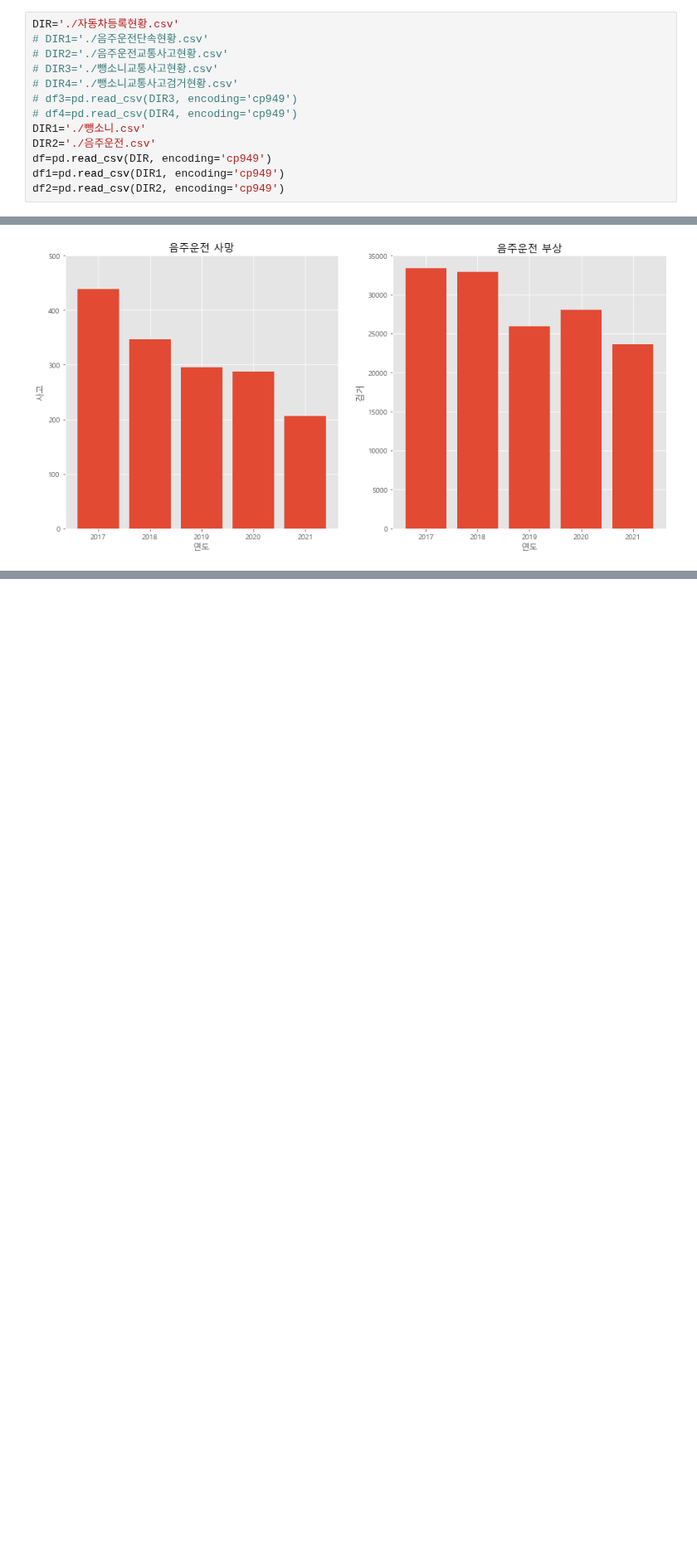
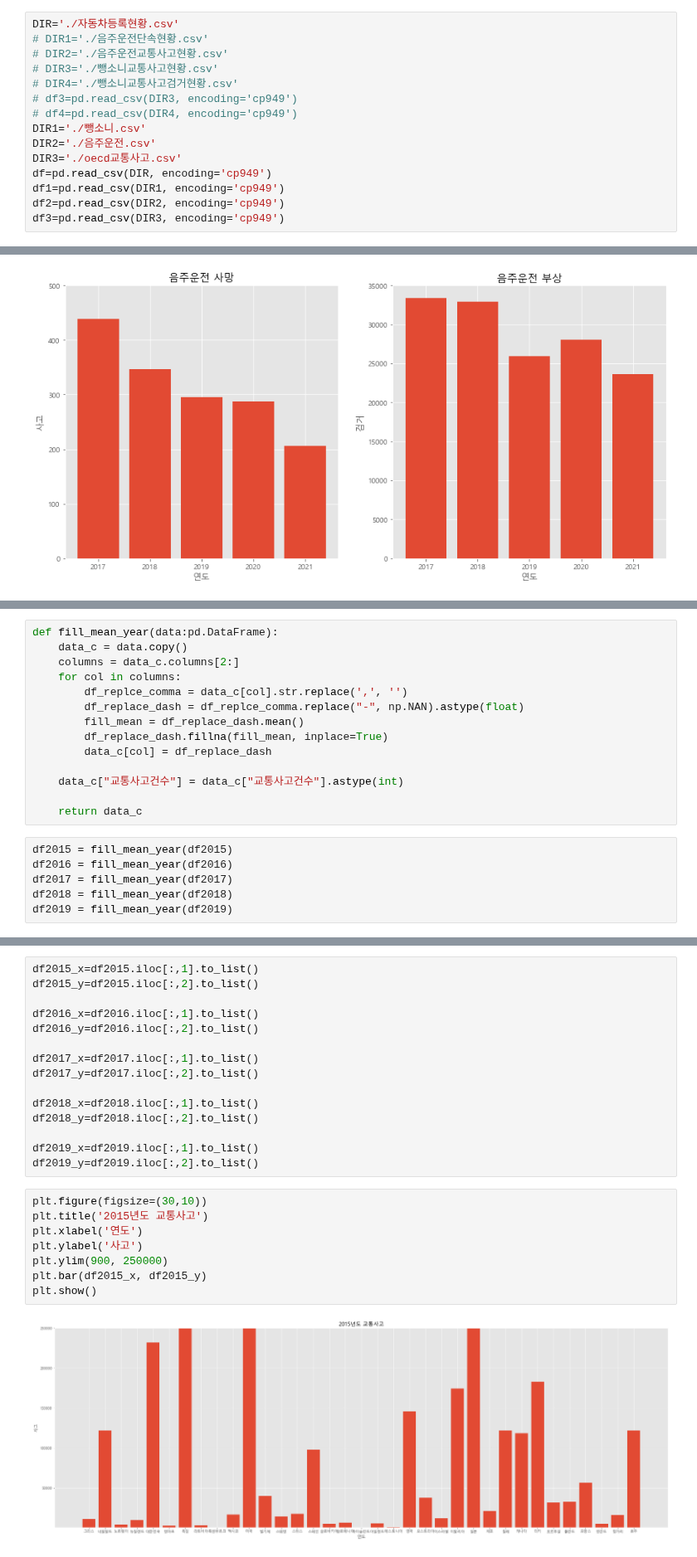
Before and after one commit to HoJin1014/KNU-BIGDATA-study, a Jupyter notebook: livingrab/ex_accident.ipynb, the cells around one changed output, grey strips where cells are left out. Shown at 83% size. Drawn from its saved outputs; the diff is of its cells as text; blank space fills up the shorter version.

```diff
--- a/livingrab/ex_accident.ipynb
+++ b/livingrab/ex_accident.ipynb
@@ -168,9 +169,11 @@ DIR='./자동차등록현황.csv'
 # df4=pd.read_csv(DIR4, encoding='cp949')
 DIR1='./뺑소니.csv'
 DIR2='./음주운전.csv'
+DIR3='./oecd교통사고.csv'
 df=pd.read_csv(DIR, encoding='cp949')
 df1=pd.read_csv(DIR1, encoding='cp949')
 df2=pd.read_csv(DIR2, encoding='cp949')
+df3=pd.read_csv(DIR3, encoding='cp949')
 # %%
 df
 # %% [output]
@@ -446,0 +542,20 @@ plt.show()
+# %%
+def fill_mean_year(data:pd.DataFrame):
+    data_c = data.copy()
+    columns = data_c.columns[2:]
+    for col in columns:
+        df_replce_comma = data_c[col].str.replace(',', '')
+        df_replace_dash = df_replce_comma.replace("-", np.NAN).astype(float)
+        fill_mean = df_replace_dash.mean()
+        df_replace_dash.fillna(fill_mean, inplace=True)
+        data_c[col] = df_replace_dash
+
+    data_c["교통사고건수"] = data_c["교통사고건수"].astype(int)
+
+    return data_c
+# %%
+df2015 = fill_mean_year(df2015)
+df2016 = fill_mean_year(df2016)
+df2017 = fill_mean_year(df2017)
+df2018 = fill_mean_year(df2018)
+df2019 = fill_mean_year(df2019)
@@ -446,0 +670,25 @@ plt.show()
+# %%
+df2015_x=df2015.iloc[:,1].to_list()
+df2015_y=df2015.iloc[:,2].to_list()
+
+df2016_x=df2016.iloc[:,1].to_list()
+df2016_y=df2016.iloc[:,2].to_list()
+
+df2017_x=df2017.iloc[:,1].to_list()
+df2017_y=df2017.iloc[:,2].to_list()
+
+df2018_x=df2018.iloc[:,1].to_list()
+df2018_y=df2018.iloc[:,2].to_list()
+
+df2019_x=df2019.iloc[:,1].to_list()
+df2019_y=df2019.iloc[:,2].to_list()
+# %%
+plt.figure(figsize=(30,10))
+plt.title('2015년도 교통사고')
+plt.xlabel('연도')
+plt.ylabel('사고')
+plt.ylim(900, 250000)
+plt.bar(df2015_x, df2015_y)
+plt.show()
+# %% [output]
+[figure, added]
```
Also changed, not shown: parts of 22 cells of this notebook.
